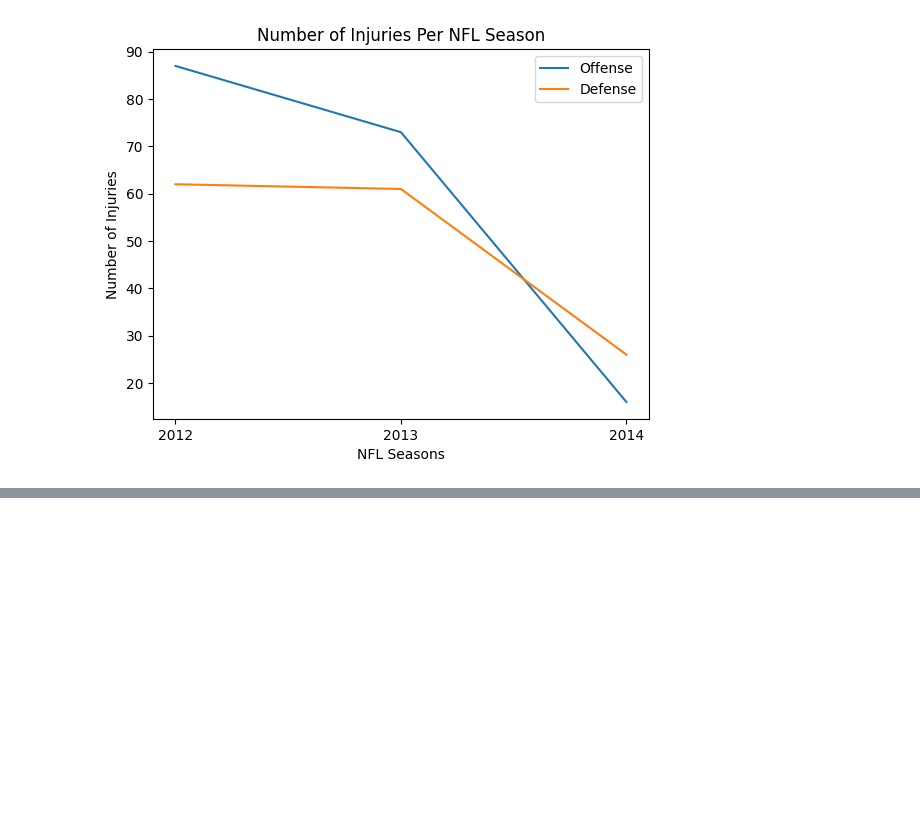
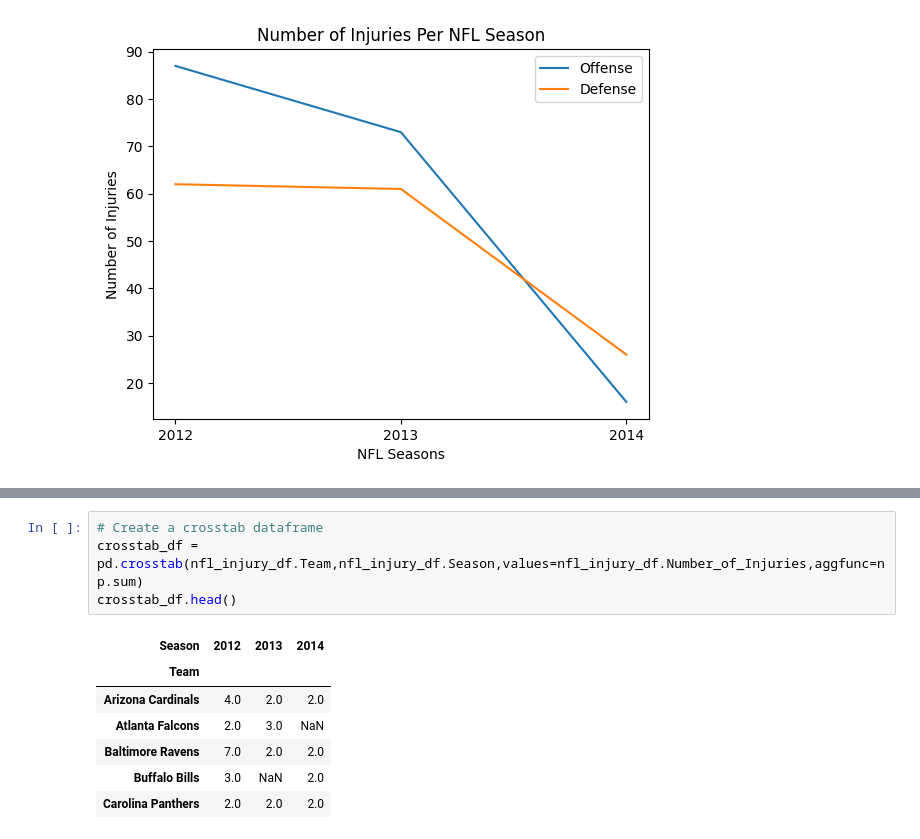
Before and after one commit to DunieCarrasco/nfl_concussion_analysis, a Jupyter notebook: joel_nfl_concussion_study.ipynb, the cells around one changed output, grey strips where cells are left out. Drawn from its saved outputs; the diff is of its cells as text; blank space fills up the shorter version.

```diff
--- a/joel_nfl_concussion_study.ipynb
+++ b/joel_nfl_concussion_study.ipynb
@@ -722,0 +678,12 @@ plt.show()
+# %%
+# Create a crosstab dataframe
+crosstab_df = pd.crosstab(nfl_injury_df.Team,nfl_injury_df.Season,values=nfl_injury_df.Number_of_Injuries,aggfunc=np.sum)
+crosstab_df.head()
+# %% [output]
+| Season | 2012 | 2013 | 2014 |
+| Team |  |  |  |
+| Arizona Cardinals | 4.0 | 2.0 | 2.0 |
+| Atlanta Falcons | 2.0 | 3.0 | NaN |
+| Baltimore Ravens | 7.0 | 2.0 | 2.0 |
+| Buffalo Bills | 3.0 | NaN | 2.0 |
+| Carolina Panthers | 2.0 | 2.0 | 2.0 |
```
Also changed, not shown: parts of 20 cells of this notebook, 1 other file.
